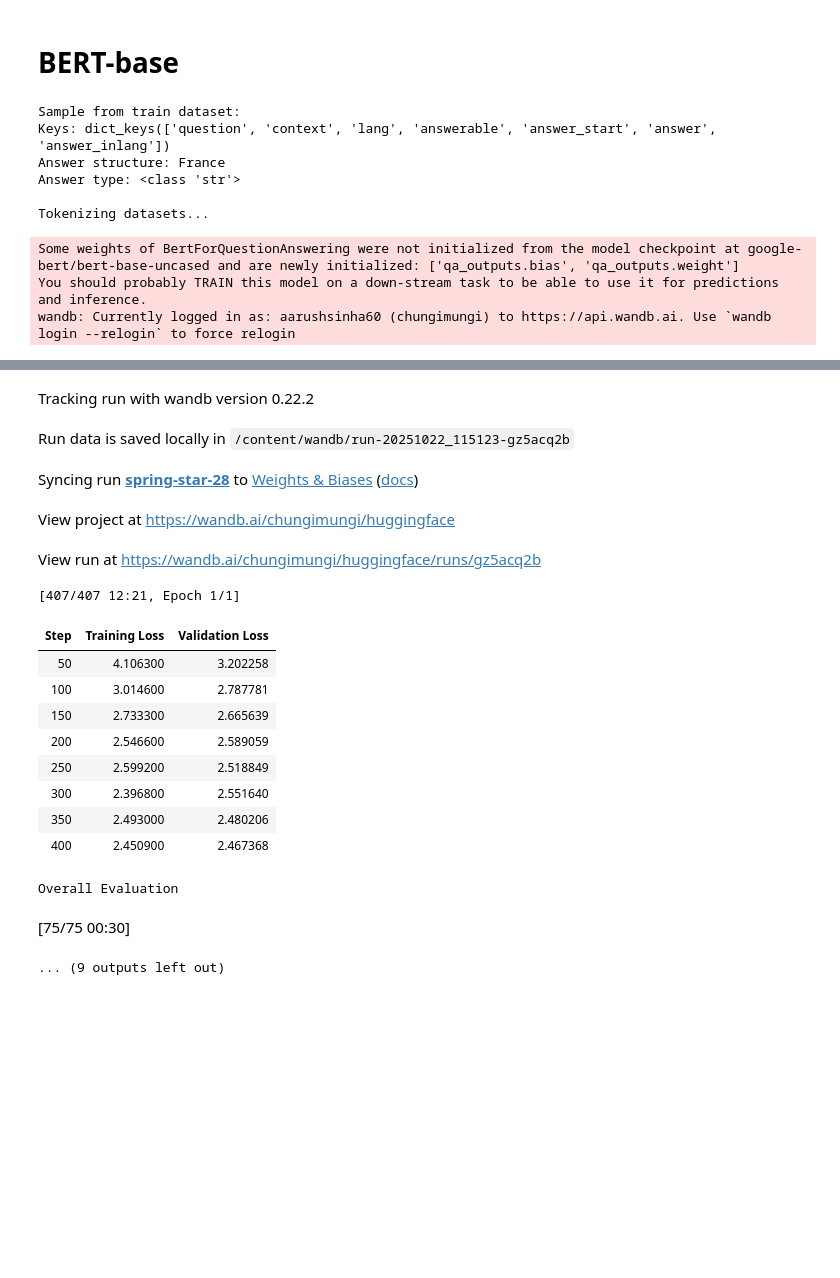
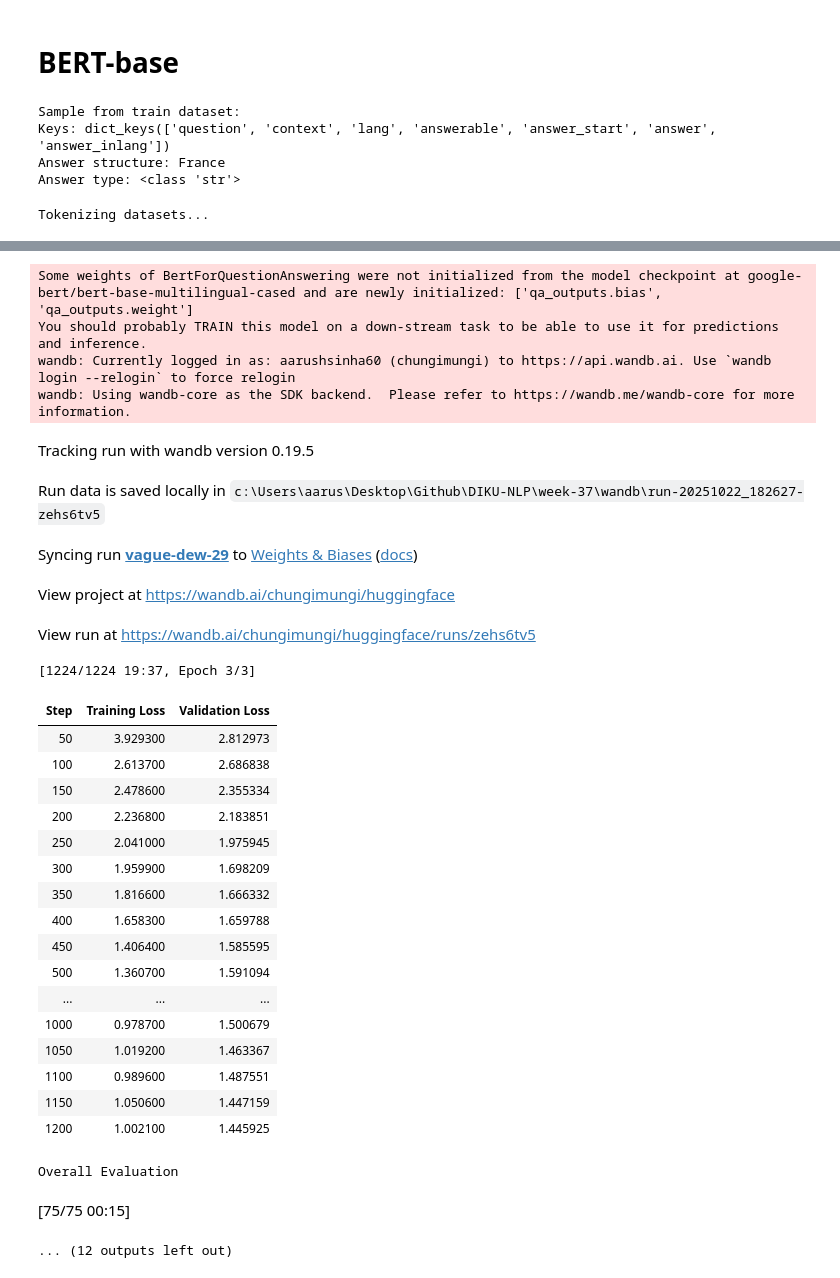
Before and after one commit to chungimungi/DIKU-NLP, a Jupyter notebook: week-37/neural.ipynb, the cells around one changed output, grey strips where cells are left out. Cells and saved outputs as stored; diff of their text form; code cells hidden in the pictures; blank space fills up the shorter version.

```diff
--- a/week-37/neural.ipynb
+++ b/week-37/neural.ipynb
@@ -19,7 +19,7 @@ print(f"Keys: {sample.keys()}")
 print(f"Answer structure: {sample['answer']}")
 print(f"Answer type: {type(sample['answer'])}")
 
-model_checkpoint = "google-bert/bert-base-uncased"
+model_checkpoint = "google-bert/bert-base-multilingual-cased"
 tokenizer = AutoTokenizer.from_pretrained(model_checkpoint)
 
 max_length = 384
@@ -92,7 +92,7 @@ training_args = TrainingArguments(
     learning_rate=2e-5,
     per_device_train_batch_size=16,
     per_device_eval_batch_size=16,
-    num_train_epochs=1,
+    num_train_epochs=3,
     weight_decay=0.01,
 )
 
@@ -175,8 +175,4 @@ Sample from train dataset:
 Keys: dict_keys(['question', 'context', 'lang', 'answerable', 'answer_start', 'answer', 'answer_inlang'])
 Answer structure: France
 Answer type: <class 'str'>
-
-Tokenizing datasets...
-Some weights of BertForQuestionAnswering were not initialized from the model checkpoint at google-bert/bert-base-uncased and are newly initialized: ['qa_outputs.bias', 'qa_outputs.weight']
-You should probably TRAIN this model on a down-stream task to be able to use it for predictions and inference.
-wandb: Currently logged in as: aarushsinha60 (chungimungi) to https://api.wandb.ai. Use `wandb login --relogin` to force relogin
+Tokenizing datasets...
@@ -184,18 +179,30 @@ wandb: Currently logged in as: aarushsinha60 (chungimungi) to https://api.wandb.
+Some weights of BertForQuestionAnswering were not initialized from the model checkpoint at google-bert/bert-base-multilingual-cased and are newly initialized: ['qa_outputs.bias', 'qa_outputs.weight']
+You should probably TRAIN this model on a down-stream task to be able to use it for predictions and inference.
+wandb: Currently logged in as: aarushsinha60 (chungimungi) to https://api.wandb.ai. Use `wandb login --relogin` to force relogin
+wandb: Using wandb-core as the SDK backend.  Please refer to https://wandb.me/wandb-core for more information.
-Tracking run with wandb version 0.22.2
+Tracking run with wandb version 0.19.5
-Run data is saved locally in /content/wandb/run-20251022_115123-gz5acq2b
+Run data is saved locally in c:\Users\aarus\Desktop\Github\DIKU-NLP\week-37\wandb\run-20251022_182627-zehs6tv5
-Syncing run spring-star-28 to Weights & Biases (docs)
+Syncing run vague-dew-29 to Weights & Biases (docs)
 View project at https://wandb.ai/chungimungi/huggingface
-View run at https://wandb.ai/chungimungi/huggingface/runs/gz5acq2b
+View run at https://wandb.ai/chungimungi/huggingface/runs/zehs6tv5
-[407/407 12:21, Epoch 1/1]
+[1224/1224 19:37, Epoch 3/3]
 | Step | Training Loss | Validation Loss |
-| 50 | 4.106300 | 3.202258 |
-| 100 | 3.014600 | 2.787781 |
-| 150 | 2.733300 | 2.665639 |
-| 200 | 2.546600 | 2.589059 |
-| 250 | 2.599200 | 2.518849 |
-| 300 | 2.396800 | 2.551640 |
-| 350 | 2.493000 | 2.480206 |
-| 400 | 2.450900 | 2.467368 |
+| 50 | 3.929300 | 2.812973 |
+| 100 | 2.613700 | 2.686838 |
+| 150 | 2.478600 | 2.355334 |
+| 200 | 2.236800 | 2.183851 |
+| 250 | 2.041000 | 1.975945 |
+| 300 | 1.959900 | 1.698209 |
+| 350 | 1.816600 | 1.666332 |
+| 400 | 1.658300 | 1.659788 |
+| 450 | 1.406400 | 1.585595 |
+| 500 | 1.360700 | 1.591094 |
+| ... | ... | ... |
+| 1000 | 0.978700 | 1.500679 |
+| 1050 | 1.019200 | 1.463367 |
+| 1100 | 0.989600 | 1.487551 |
+| 1150 | 1.050600 | 1.447159 |
+| 1200 | 1.002100 | 1.445925 |
-Overall Evaluation
+Overall Evaluation
-[75/75 00:30]
+[75/75 00:15]
-... (9 outputs left out)
+... (12 outputs left out)
```
Also changed, not shown: parts of 1 cell of this notebook.
